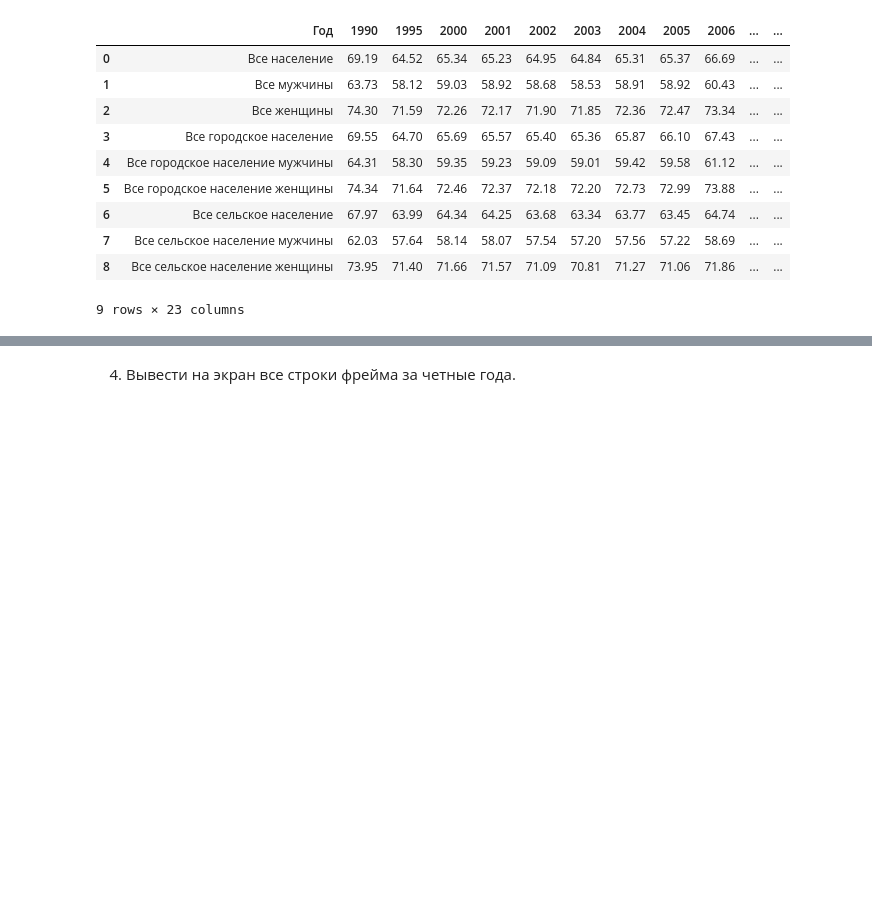
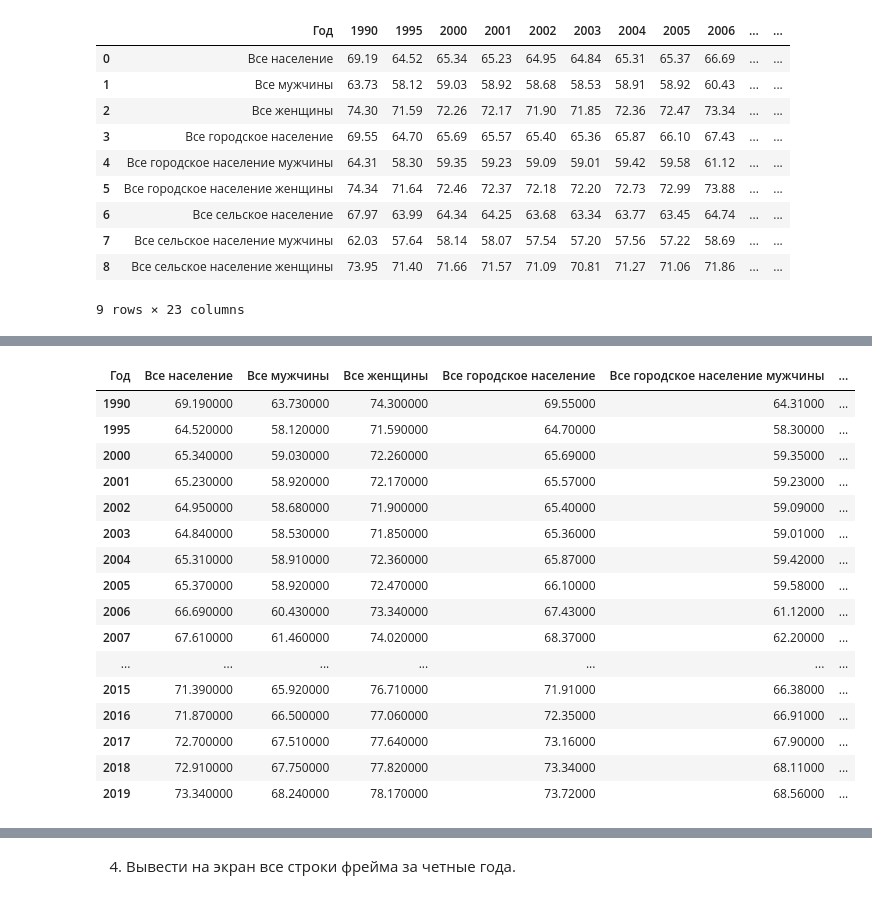
Before and after one commit to n0kse/shumskii_IKT, a Jupyter notebook: кт4 ИКТ Шумский.ipynb, the cells around one changed output, grey strips where cells are left out. Drawn from its saved outputs; the diff is of its cells as text; code cells hidden in the pictures; blank space fills up the shorter version.

```diff
--- a/кт4 ИКТ Шумский.ipynb
+++ b/кт4 ИКТ Шумский.ipynb
@@ -209,0 +40,21 @@ data
+# %%
+d1=dd.T
+d1
+# %% [output]
+| Год | Все население | Все мужчины | Все женщины | Все городское население | Все городское население мужчины | ... |
+| 1990 | 69.190000 | 63.730000 | 74.300000 | 69.55000 | 64.31000 | ... |
+| 1995 | 64.520000 | 58.120000 | 71.590000 | 64.70000 | 58.30000 | ... |
+| 2000 | 65.340000 | 59.030000 | 72.260000 | 65.69000 | 59.35000 | ... |
+| 2001 | 65.230000 | 58.920000 | 72.170000 | 65.57000 | 59.23000 | ... |
+| 2002 | 64.950000 | 58.680000 | 71.900000 | 65.40000 | 59.09000 | ... |
+| 2003 | 64.840000 | 58.530000 | 71.850000 | 65.36000 | 59.01000 | ... |
+| 2004 | 65.310000 | 58.910000 | 72.360000 | 65.87000 | 59.42000 | ... |
+| 2005 | 65.370000 | 58.920000 | 72.470000 | 66.10000 | 59.58000 | ... |
+| 2006 | 66.690000 | 60.430000 | 73.340000 | 67.43000 | 61.12000 | ... |
+| 2007 | 67.610000 | 61.460000 | 74.020000 | 68.37000 | 62.20000 | ... |
+| ... | ... | ... | ... | ... | ... | ... |
+| 2015 | 71.390000 | 65.920000 | 76.710000 | 71.91000 | 66.38000 | ... |
+| 2016 | 71.870000 | 66.500000 | 77.060000 | 72.35000 | 66.91000 | ... |
+| 2017 | 72.700000 | 67.510000 | 77.640000 | 73.16000 | 67.90000 | ... |
+| 2018 | 72.910000 | 67.750000 | 77.820000 | 73.34000 | 68.11000 | ... |
+| 2019 | 73.340000 | 68.240000 | 78.170000 | 73.72000 | 68.56000 | ... |
```
Also changed, not shown: parts of 30 cells of this notebook.
